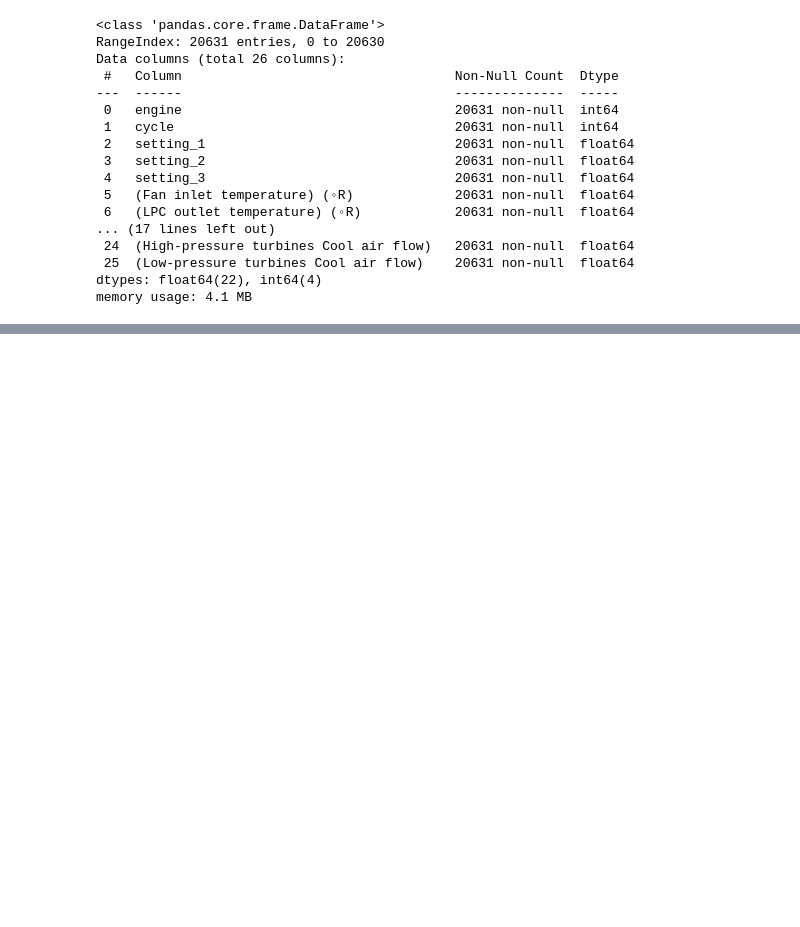
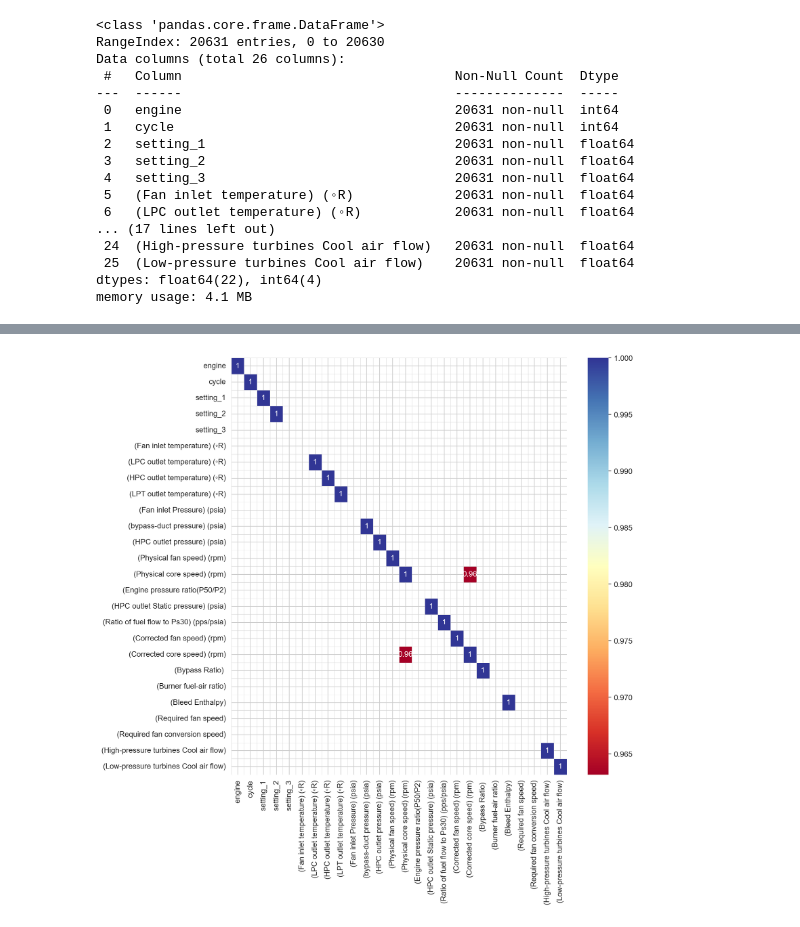
Before and after one commit to gh-Deepesh-N/PHM-nasa-turbofans, a Jupyter notebook: train.ipynb, the cells around one changed output, grey strips where cells are left out. Cells and saved outputs as stored; diff of their text form; code cells hidden in the pictures; blank space fills up the shorter version.

```diff
--- a/train.ipynb
+++ b/train.ipynb
@@ -118,0 +139,15 @@ memory usage: 4.1 MB
+# %%
+plt.figure(figsize=(10,10))
+threshold = 0.90
+sns.set_style("whitegrid", {"axes.facecolor": ".0"})
+df_cluster2 = df_train.corr()
+mask = df_cluster2.where((abs(df_cluster2) >= threshold)).isna()
+plot_kws={"s": 1}
+sns.heatmap(df_cluster2,
+            cmap='RdYlBu',
+            annot=True,
+            mask=mask,
+            linewidths=0.2,
+            linecolor='lightgrey').set_facecolor('white')
+# %% [output]
+[figure, added]
```
Also changed, not shown: parts of 1 cell of this notebook, 1 other file.
